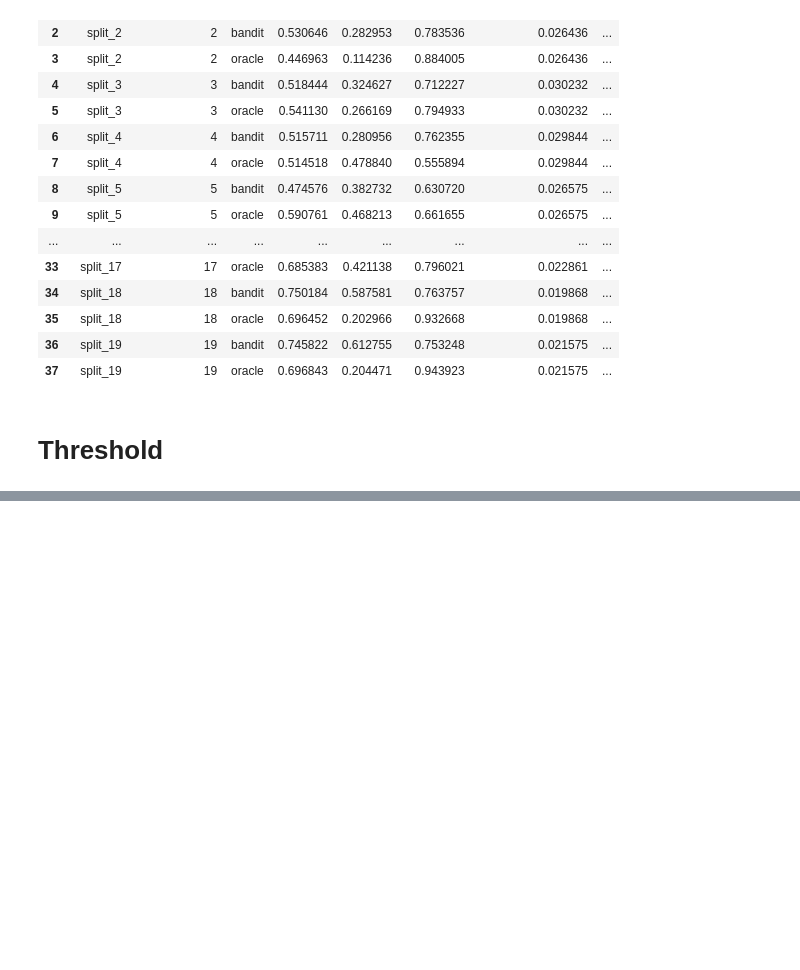
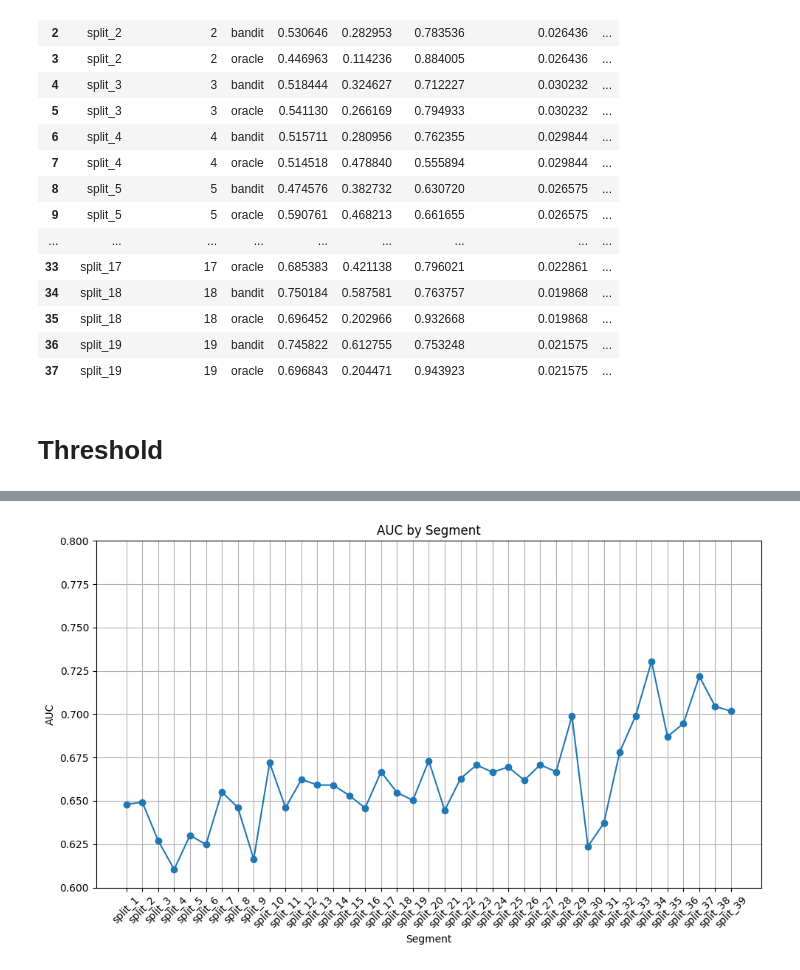
Before and after one commit to manpreetsingh227/MSc-project, a Jupyter notebook: notebooks/EDA.ipynb, the cells around one changed output, grey strips where cells are left out. Saved outputs shown, nothing was run; the diff lists cells and outputs as text; code cells hidden in the pictures; blank space fills up the shorter version.

```diff
--- a/notebooks/EDA.ipynb
+++ b/notebooks/EDA.ipynb
@@ -1524,0 +1568,13 @@ oracle_df
+# %%
+plt.figure(figsize=(10, 6))
+plt.plot(oracle_df["segment"], oracle_df["auc"], marker='o')
+plt.title("AUC by Segment")
+plt.xlabel("Segment")
+plt.ylabel("AUC")
+plt.ylim(0.6, .8)
+plt.xticks(rotation=45)
+plt.grid(True)
+plt.tight_layout()
+plt.show()
+# %% [output]
+[figure, added]
```
Also changed, not shown: parts of 3 cells of this notebook.
